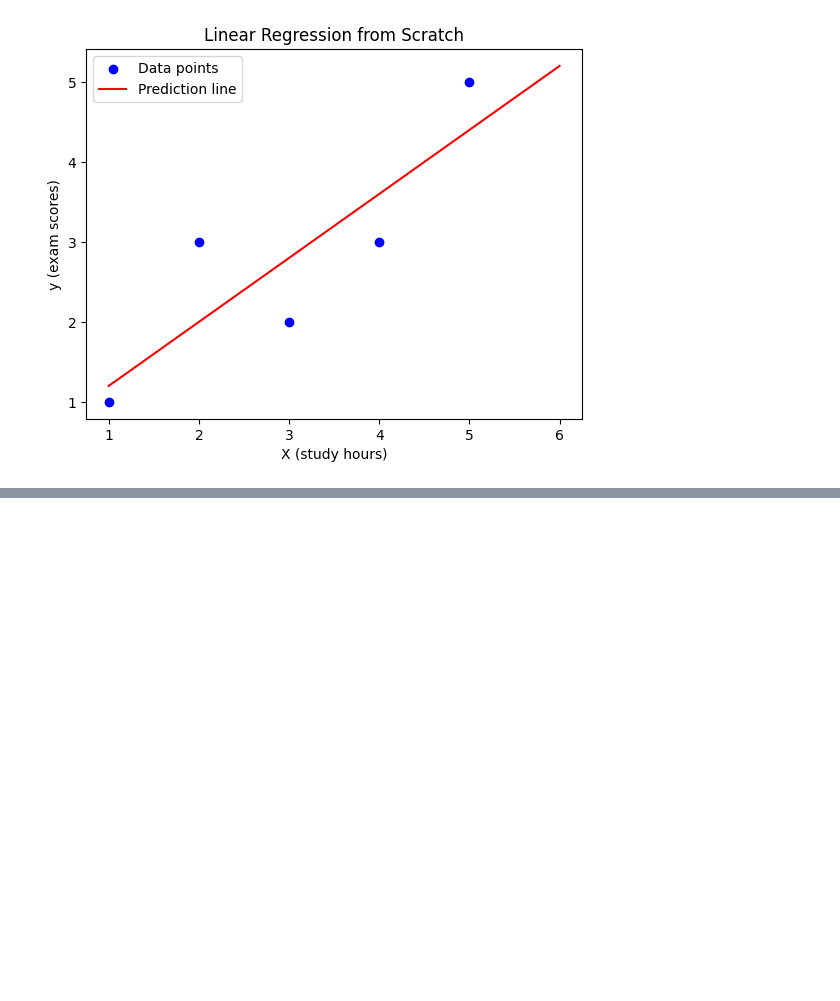
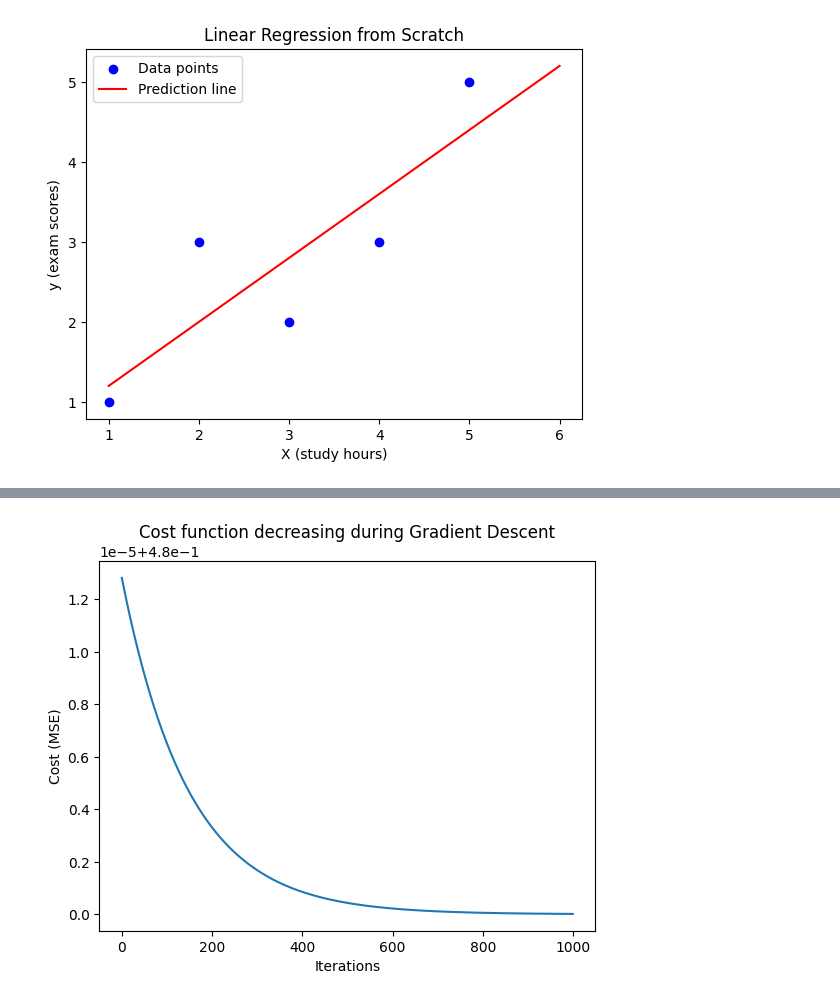
Before and after one commit to aryaayush190/Maths-for-Machine-Learning, a Jupyter notebook: Linear_Regression.ipynb, the cells around one changed output, grey strips where cells are left out. Drawn from its saved outputs; the diff is of its cells as text; code cells hidden in the pictures; blank space fills up the shorter version.

```diff
--- a/Linear_Regression.ipynb
+++ b/Linear_Regression.ipynb
@@ -58,0 +116,18 @@ plt.show()
+# %%
+cost_history = []
+
+for iteration in range(n_iterations):
+    gradients = 2/m * X_b.T.dot(X_b.dot(theta) - y)
+    theta = theta - alpha * gradients
+
+    # Compute cost (MSE)
+    cost = np.mean((X_b.dot(theta) - y) ** 2)
+    cost_history.append(cost)
+# %%
+plt.plot(range(n_iterations), cost_history)
+plt.xlabel("Iterations")
+plt.ylabel("Cost (MSE)")
+plt.title("Cost function decreasing during Gradient Descent")
+plt.show()
+# %% [output]
+[figure, added]
```
Also changed, not shown: parts of 8 cells of this notebook.
